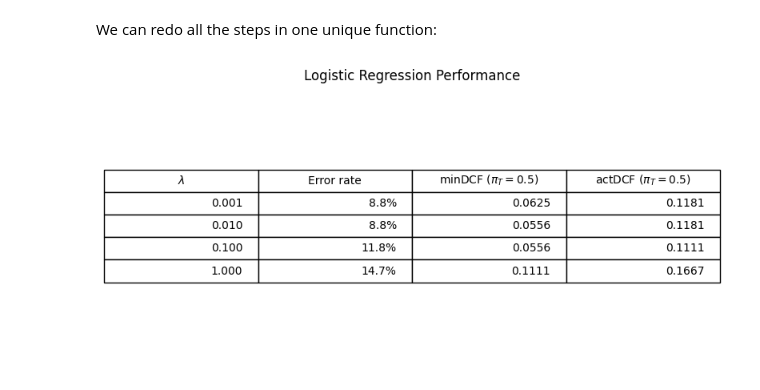
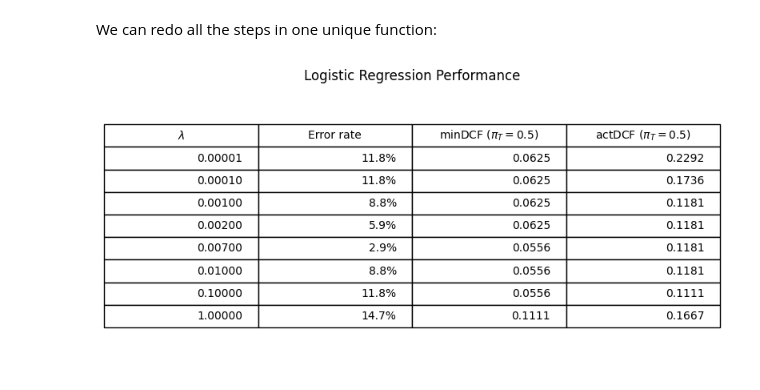
Before and after one commit to RiccardoRevalor/MachineLearningPatternRecognition, a Jupyter notebook: lab9_LogisticRegression/LR.ipynb, the cells around one changed output. Drawn from its saved outputs; the diff is of its cells as text; code cells hidden in the pictures.

```diff
--- a/lab9_LogisticRegression/LR.ipynb
+++ b/lab9_LogisticRegression/LR.ipynb
@@ -784,7 +784,6 @@ def fitLogReg(DTR, LTR, lambdas):
     #retrieve the parameters which minimize the objective function
     #change lambda from 10^(-3) to 1.0, by incrementing it by a decimal order every time
     parameters_l = {} #key: lambda, value: (w_min, b_min)
-    lambdas = [10**(-3), 10**(-2), 10**(-1), 1.0]
     for l in lambdas:
         w_min, b_min, objMin = trainLogReg(DTR, LTR, l, manual_grad=True)
         parameters_l[l] = (w_min, b_min)
@@ -860,7 +859,7 @@ def fitLogReg(DTR, LTR, lambdas):
 
     # Create table data
     table_data = [
-        [f"{l:.3f}", f"{err:.1f}%", f"{min_dcf:.4f}", f"{dcf:.4f}"]
+        [f"{l:.5f}", f"{err:.1f}%", f"{min_dcf:.4f}", f"{dcf:.4f}"]
         for l, err, min_dcf, dcf in zip(lambdas_table, error_rates, min_dcfs, dcfs)
     ]
 
@@ -878,7 +877,7 @@ def fitLogReg(DTR, LTR, lambdas):
     plt.show()
 # %%
 #TRY THE FINAL FUNCTION
-lambdas_param = [10**(-3), 10**(-2), 10**(-1), 1.0]
+lambdas_param = [10**(-5), 10**(-4), 10**(-3), 2* 10**(-3), 7* 10**(-3), 10**(-2), 10**(-1), 1.0]
 fitLogReg(DTR, LTR, lambdas_param)
 # %% [output]
-[figure, old version]
+[figure, new version]
```
